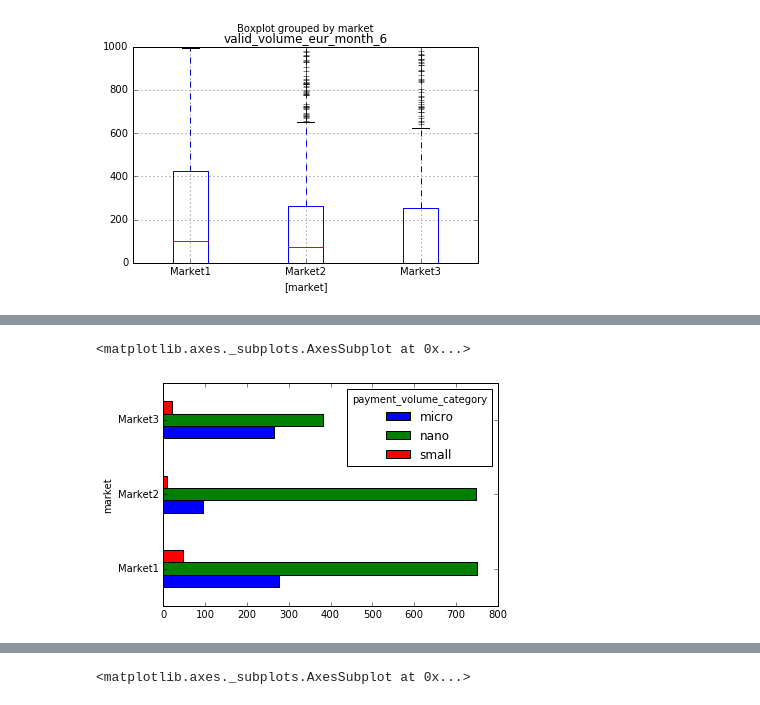
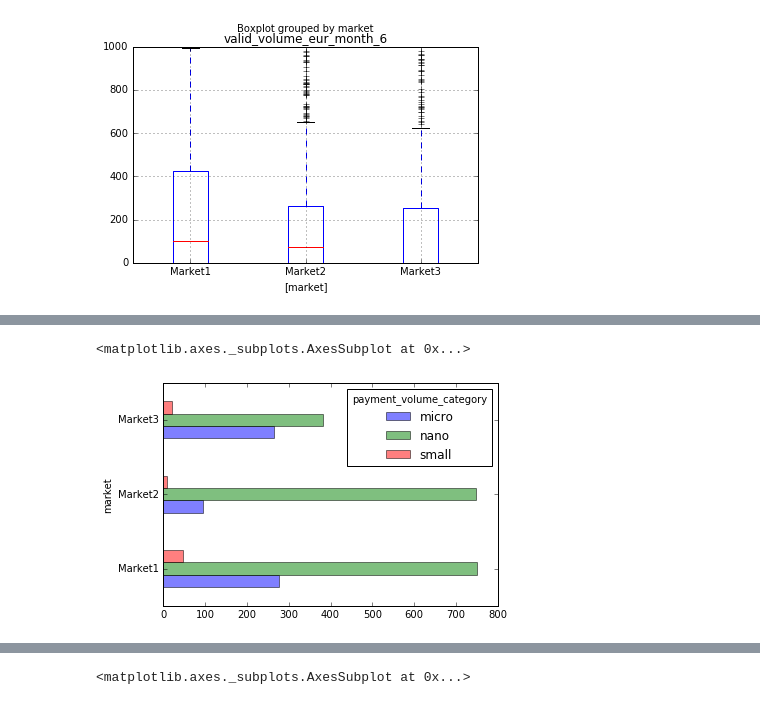
Before and after one commit to yitongl/AnalysisVisualization, a Jupyter notebook: Market_analysis.ipynb, the cells around one changed output, grey strips where cells are left out. Saved outputs shown, nothing was run; the diff lists cells and outputs as text; code cells hidden in the pictures.

```diff
--- a/Market_analysis.ipynb
+++ b/Market_analysis.ipynb
@@ -10,5 +10,5 @@ from sklearn.ensemble import RandomForestRegressor, RandomForestClassifier
 from sklearn.linear_model import LinearRegression
 from sklearn.metrics import mean_squared_error
 # %%
-data = pd.read_csv('assignment_1608.csv')
+data = pd.read_csv('~/assignment_1608.csv')
 # %%
@@ -91,9 +139,9 @@ pd.pivot_table(data, index=['user_segment'], columns=['market'],
 # %%
 # count of different volume cat in each market
 
 pd.pivot_table(data, index=['market'], columns=['payment_volume_category'],
-               values= 'org_id', aggfunc='count').plot.barh()
+               values= 'org_id', aggfunc='count').plot.barh(alpha=0.5)
 # %% [output]
 <matplotlib.axes._subplots.AxesSubplot at 0x...>
-[figure, old version]
+[figure, new version]
 # %%
```
Also changed, not shown: parts of 31 cells of this notebook.
